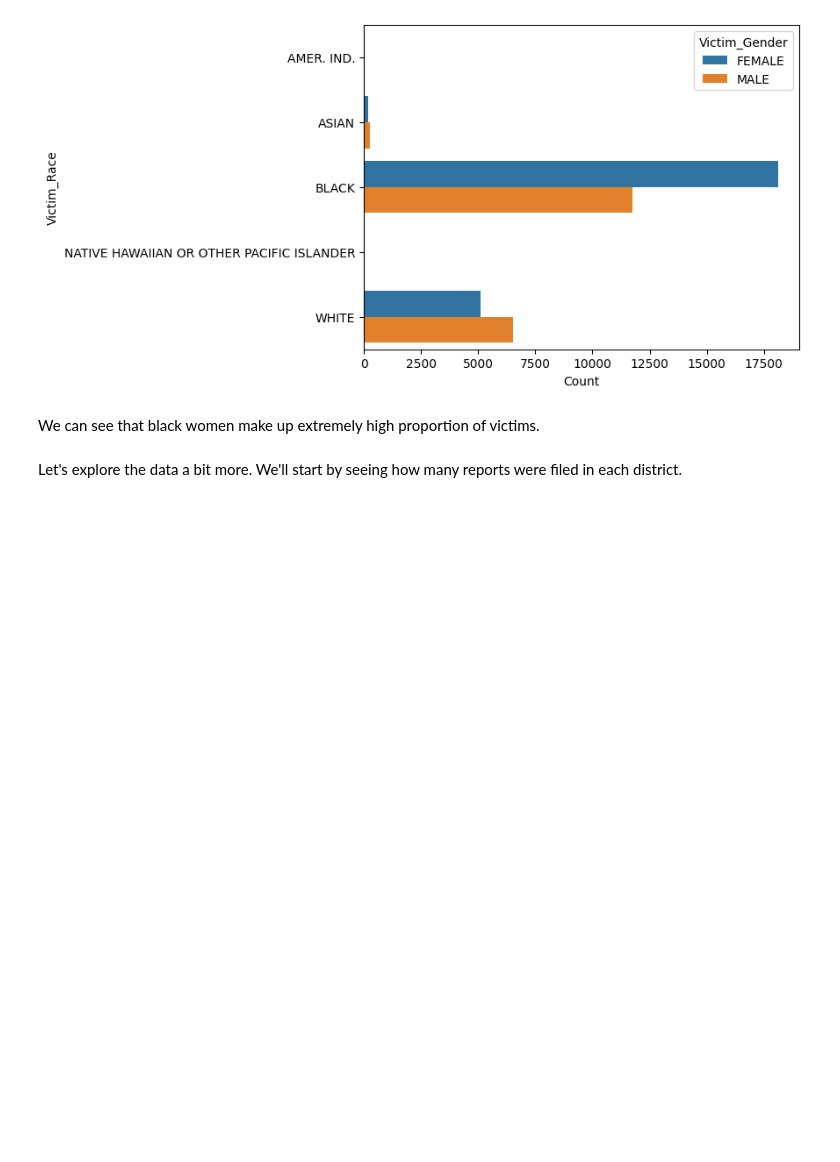
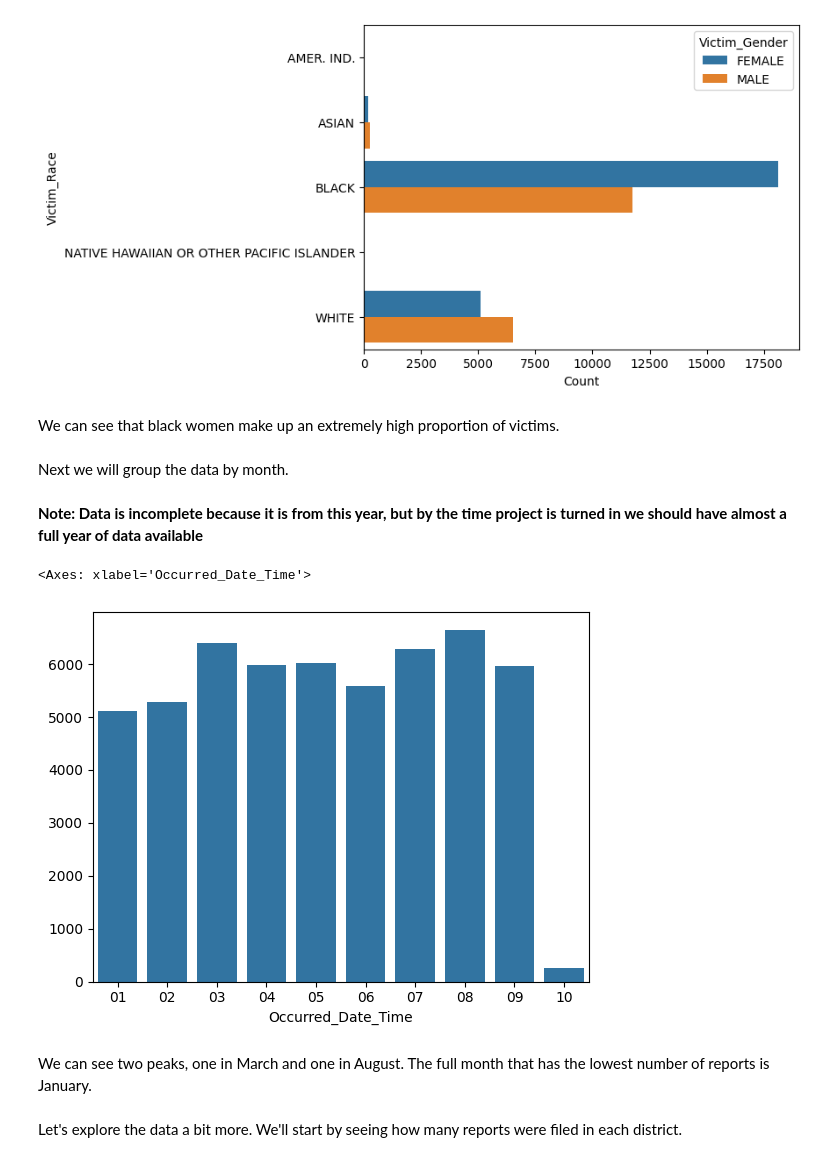
Before and after one commit to yarbschris/ds-final, a Jupyter notebook: finalProject.ipynb, the cells around one changed output. Drawn from its saved outputs; the diff is of its cells as text; code cells hidden in the pictures; blank space fills up the shorter version.

Commit message:
Add month bar chart

```diff
--- a/finalProject.ipynb
+++ b/finalProject.ipynb
@@ -144,7 +144,25 @@ sns.barplot(reports_by_race_gender, y="Victim_Race", x="Count", hue="Victim_Gend
 <Axes: xlabel='Count', ylabel='Victim_Race'>
 [figure]
 # %% [markdown]
-We can see that black women make up extremely high proportion of victims.
+We can see that black women make up an extremely high proportion of victims.
+# %% [markdown]
+Next we will group the data by month.
+# %%
+def isolate_year_month(entry):
+    date_time_pattern = r"^\d{4}-(\d{2})-\d{2}\s\d{2}:\d{2}:\d{2}$"
+    return re.sub(date_time_pattern, r"\1", entry)
+# %%
+police_reports["Occurred_Date_Time"] = police_reports["Occurred_Date_Time"].apply(isolate_year_month)
+# %% [markdown]
+**Note: Data is incomplete because it is from this year, but by the time project is turned in we should have almost a full year of data available**
+# %%
+reports_by_month = police_reports.groupby("Occurred_Date_Time")
+sns.barplot(reports_by_month.size())
+# %% [output]
+<Axes: xlabel='Occurred_Date_Time'>
+[figure, added]
+# %% [markdown]
+We can see two peaks, one in March and one in August. The full month that has the lowest number of reports is January.
 # %% [markdown]
 Let's explore the data a bit more. We'll start by seeing how many reports were filed in each district.
 # %%
```
Also changed, not shown: 1 other file.
